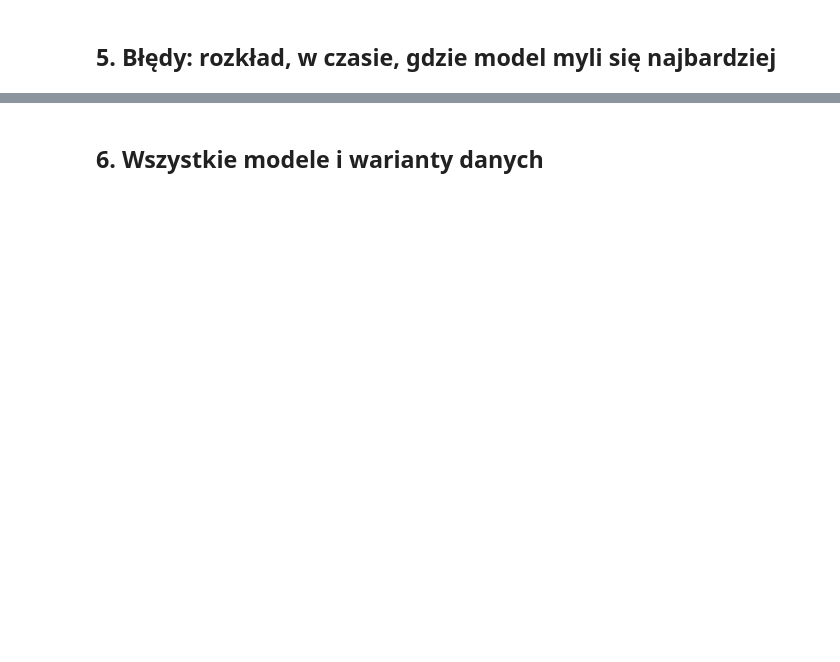
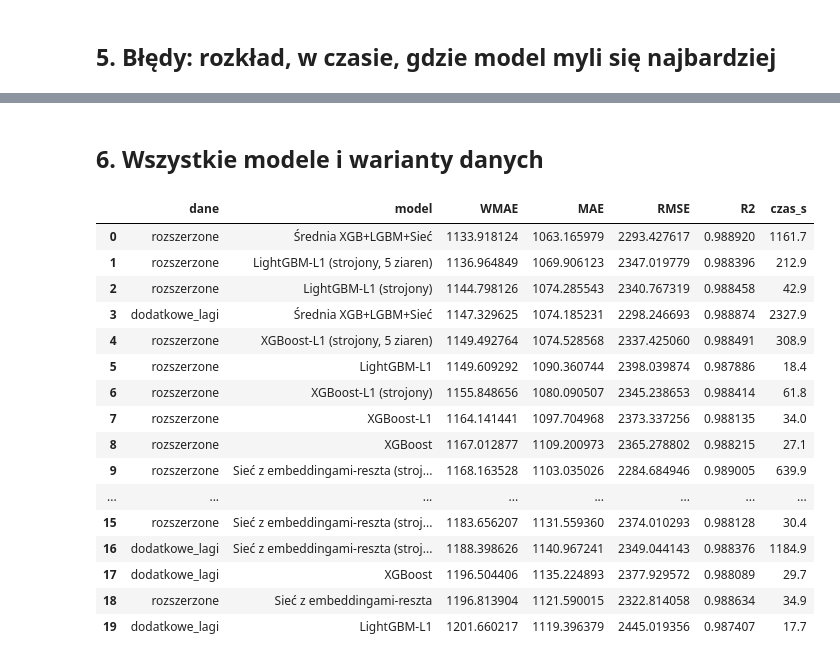
Before and after one commit to Jonaszmar/Praca_Magisterska, a Jupyter notebook: 04_wyniki.ipynb, the cells around one changed output, grey strips where cells are left out. Cells and saved outputs as stored; diff of their text form; code cells hidden in the pictures; blank space fills up the shorter version.

```diff
--- a/04_wyniki.ipynb
+++ b/04_wyniki.ipynb
@@ -68,2 +99,0 @@ plt.tight_layout(); plt.show()
-# %% [markdown]
-## 6. Wszystkie modele i warianty danych
@@ -72,0 +100,23 @@ res.sort_values('WMAE')[['dane', 'model', 'WMAE', 'MAE', 'RMSE', 'R2', 'czas_s']
+# %% [markdown]
+## 6. Wszystkie modele i warianty danych
+# %%
+cols = ['dane', 'model', 'WMAE', 'MAE', 'RMSE', 'R2', 'czas_s']
+res.sort_values('WMAE')[cols].head(20).reset_index(drop=True)
+# %% [output]
+|  | dane | model | WMAE | MAE | RMSE | R2 | czas_s |
+| 0 | rozszerzone | Średnia XGB+LGBM+Sieć | 1133.918124 | 1063.165979 | 2293.427617 | 0.988920 | 1161.7 |
+| 1 | rozszerzone | LightGBM-L1 (strojony, 5 ziaren) | 1136.964849 | 1069.906123 | 2347.019779 | 0.988396 | 212.9 |
+| 2 | rozszerzone | LightGBM-L1 (strojony) | 1144.798126 | 1074.285543 | 2340.767319 | 0.988458 | 42.9 |
+| 3 | dodatkowe_lagi | Średnia XGB+LGBM+Sieć | 1147.329625 | 1074.185231 | 2298.246693 | 0.988874 | 2327.9 |
+| 4 | rozszerzone | XGBoost-L1 (strojony, 5 ziaren) | 1149.492764 | 1074.528568 | 2337.425060 | 0.988491 | 308.9 |
+| 5 | rozszerzone | LightGBM-L1 | 1149.609292 | 1090.360744 | 2398.039874 | 0.987886 | 18.4 |
+| 6 | rozszerzone | XGBoost-L1 (strojony) | 1155.848656 | 1080.090507 | 2345.238653 | 0.988414 | 61.8 |
+| 7 | rozszerzone | XGBoost-L1 | 1164.141441 | 1097.704968 | 2373.337256 | 0.988135 | 34.0 |
+| 8 | rozszerzone | XGBoost | 1167.012877 | 1109.200973 | 2365.278802 | 0.988215 | 27.1 |
+| 9 | rozszerzone | Sieć z embeddingami-reszta (stroj... | 1168.163528 | 1103.035026 | 2284.684946 | 0.989005 | 639.9 |
+| ... | ... | ... | ... | ... | ... | ... | ... |
+| 15 | rozszerzone | Sieć z embeddingami-reszta (stroj... | 1183.656207 | 1131.559360 | 2374.010293 | 0.988128 | 30.4 |
+| 16 | dodatkowe_lagi | Sieć z embeddingami-reszta (stroj... | 1188.398626 | 1140.967241 | 2349.044143 | 0.988376 | 1184.9 |
+| 17 | dodatkowe_lagi | XGBoost | 1196.504406 | 1135.224893 | 2377.929572 | 0.988089 | 29.7 |
+| 18 | rozszerzone | Sieć z embeddingami-reszta | 1196.813904 | 1121.590015 | 2322.814058 | 0.988634 | 34.9 |
+| 19 | dodatkowe_lagi | LightGBM-L1 | 1201.660217 | 1119.396379 | 2445.019356 | 0.987407 | 17.7 |
```
Also changed, not shown: parts of 16 cells of this notebook, 14 other files.
